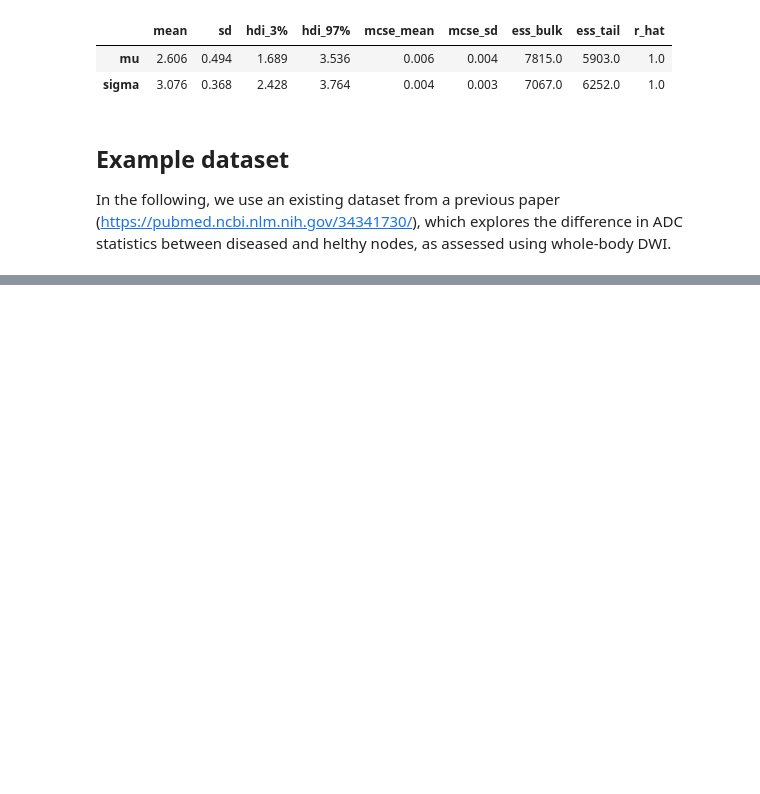
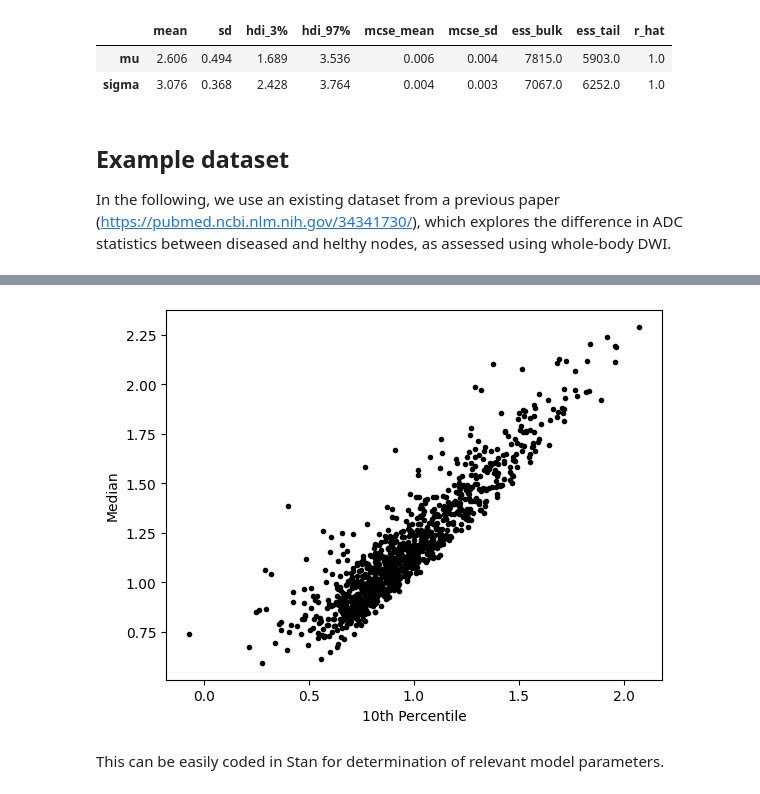
Before and after one commit to mdblackledge/stan_examples, a Jupyter notebook: notebooks/doughnut_seminar_2023.ipynb, the cells around one changed output, grey strips where cells are left out. Saved outputs shown, nothing was run; the diff lists cells and outputs as text; code cells hidden in the pictures; blank space fills up the shorter version.

```diff
--- a/notebooks/doughnut_seminar_2023.ipynb
+++ b/notebooks/doughnut_seminar_2023.ipynb
@@ -157,0 +310,10 @@ In the following, we use an existing dataset from a previous paper (https://pubm
+# %%
+medians =  df_nodes["Median"]
+perc_10 =  df_nodes["10th centile"]
+plt.plot(perc_10, medians, "k.")
+plt.xlabel("10th Percentile"), plt.ylabel("Median")
+plt.show()
+# %% [output]
+[figure, added]
+# %% [markdown]
+This can be easily coded in Stan for determination of relevant model parameters.
```
Also changed, not shown: parts of 17 cells of this notebook.
